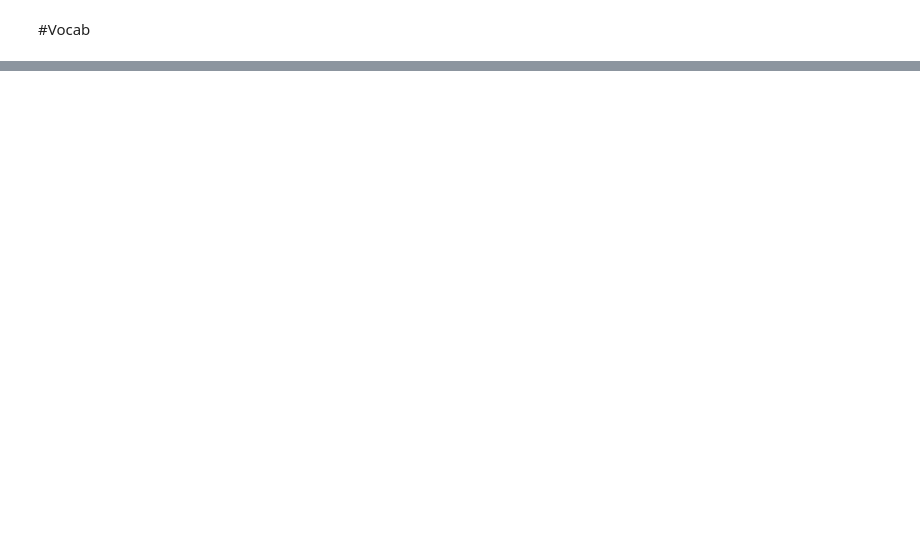
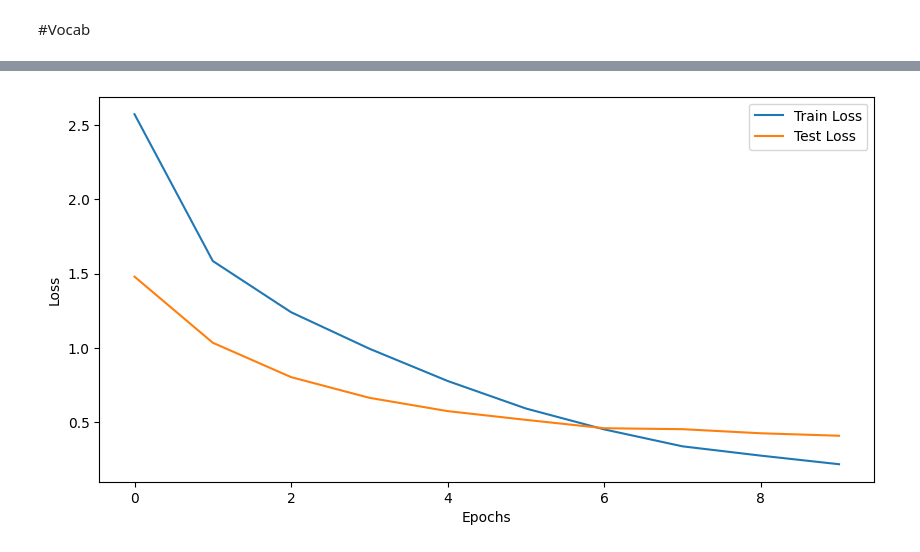
Before and after one commit to Coolguy4123/News-Classifier-NLP, a Jupyter notebook: News_classifiers.ipynb, the cells around one changed output, grey strips where cells are left out. Cells and saved outputs as stored; diff of their text form; code cells hidden in the pictures; blank space fills up the shorter version.

```diff
--- a/News_classifiers.ipynb
+++ b/News_classifiers.ipynb
@@ -215,9 +245,9 @@ import torch.nn.functional as F
 from torch.optim import Adam
 # %%
 class Model(nn.Module):
-  def __init__(self, vocab_size, embedding_dim, n_filters, filter_sizes, output_dim, dropout):
+  def __init__(self, vocab_size, embedding_dim, n_filters, filter_sizes, output_dim, dropout, padding_idx):
       super().__init__()
-      self.embedding = nn.Embedding(vocab_size, embedding_dim)
+      self.embedding = nn.Embedding(vocab_size, embedding_dim, padding_idx=padding_idx)
       self.convs = nn.ModuleList([
           nn.Conv1d(
               in_channels=embedding_dim,
@@ -238,0 +271,22 @@ class Model(nn.Module):
+# %%
+VOCAB_SIZE = len(stoi)
+EMBEDDING_DIM = 128
+N_FILTERS = 100
+FILTER_SIZE = [3, 4, 5]
+OUTPUT_DIM = len(set(y))
+DROPOUT = 0.5
+
+device = 'cuda' if torch.cuda.is_available() else 'cpu'
+model = Model(VOCAB_SIZE, EMBEDDING_DIM, N_FILTERS, FILTER_SIZE, OUTPUT_DIM, DROPOUT, PAD_IDX).to(device)
+# %%
+# -- Define hyperparameters
+criterion = nn.CrossEntropyLoss()
+optimizer = Adam(model.parameters(), lr=0.001)
+EPOCHS = 10
+
+# Early stopping
+PATIENCE = 3  # Epochs to wait after no improvements
+delta = 1e-5  # Minimum improvement to count as improvement
+best_state = None
+best_test_loss = float('inf')
+patience_counter = 0
@@ -238,0 +362,11 @@ class Model(nn.Module):
+# %%
+# Plot Loss Graph
+plt.figure(figsize=(10,5))
+plt.plot(train_losses, label='Train Loss')
+plt.plot(test_losses, label='Test Loss')
+plt.xlabel('Epochs')
+plt.ylabel('Loss')
+plt.legend()
+plt.show()
+# %% [output]
+[figure, added]
```
Also changed, not shown: parts of 18 cells of this notebook.
